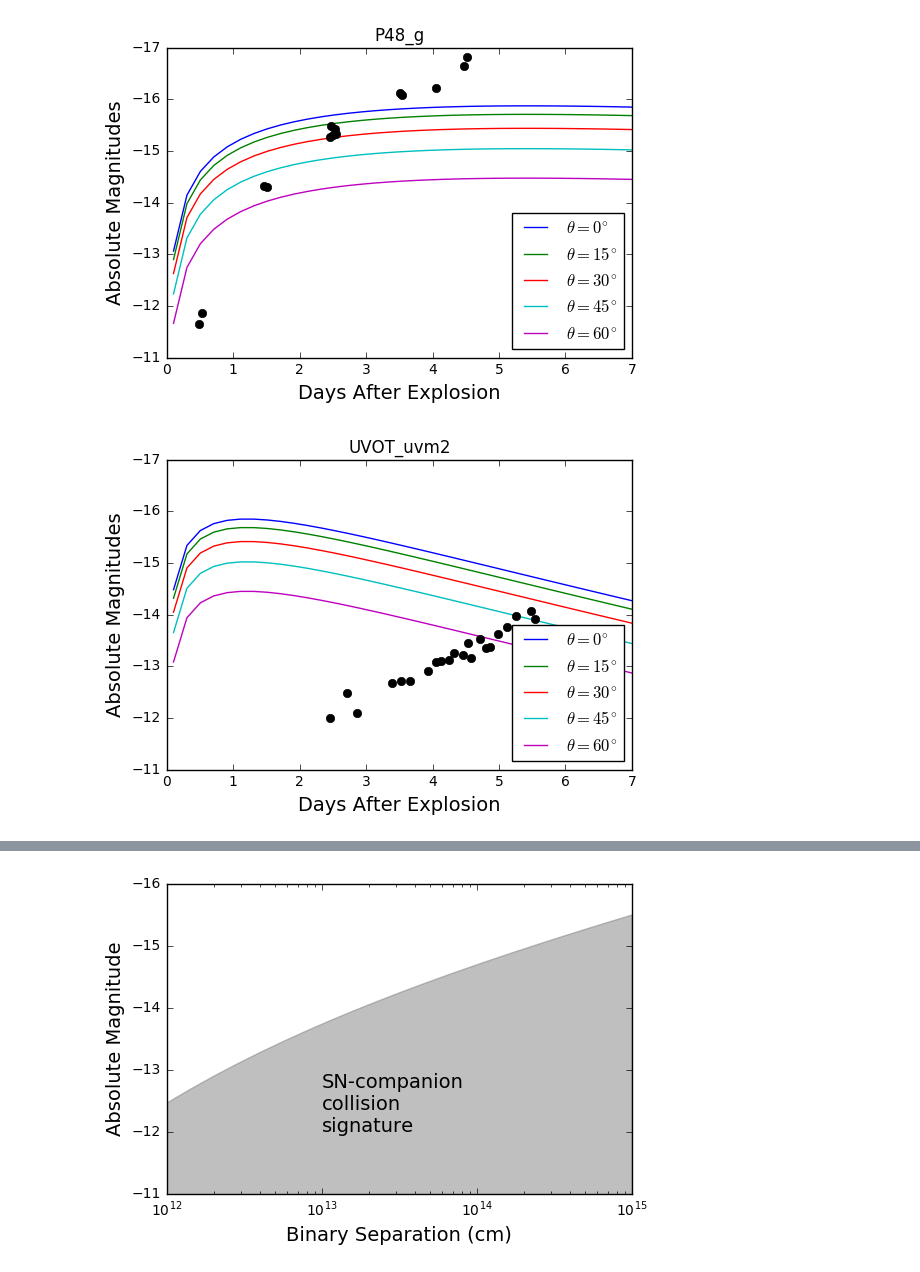
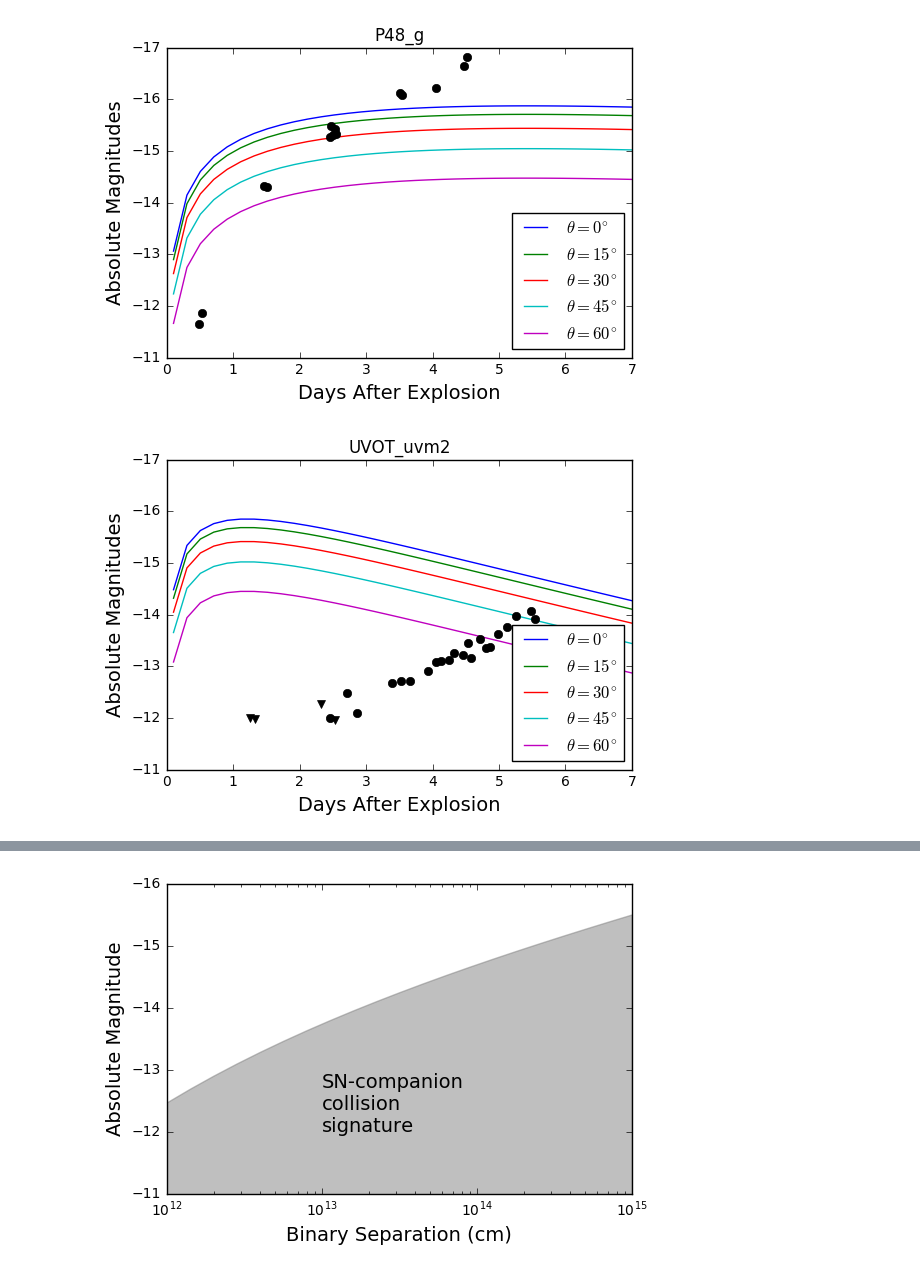
Before and after one commit to ycao-cit/ZTF_white_paper, a Jupyter notebook: codes/YoungTypeIaSupernovae.ipynb, the cells around one changed output, grey strips where cells are left out. Cells and saved outputs as stored; diff of their text form; code cells hidden in the pictures.

Commit message:
Add SN2011fe uvm2 upper limits

```diff
--- a/codes/YoungTypeIaSupernovae.ipynb
+++ b/codes/YoungTypeIaSupernovae.ipynb
@@ -161,9 +167,10 @@ observed_light_curve = dict()
 
 tbl = ascii.read("2011fe.txt", format='cds')
 idx = tbl["Filter"] == "uvm2"
-observed_light_curve["UVOT_uvm2"] = np.ndarray(idx.sum(), dtype=[("t", "f"), ("mag", "f")])
+observed_light_curve["UVOT_uvm2"] = np.ndarray(idx.sum(), dtype=[("t", "f"), ("mag", "f"), ("lim_mag", "f")])
 observed_light_curve["UVOT_uvm2"]["t"] = tbl[idx]["MJD"] - 55796.687
 observed_light_curve["UVOT_uvm2"]["mag"] = tbl[idx]["mag"] - 29 - 1.69
+observed_light_curve["UVOT_uvm2"]["lim_mag"] = tbl[idx]["Upper"] - 29 - 1.69
 
 tbl = np.genfromtxt("2011fe_g.txt", names=["MJD", "mag"])
 observed_light_curve["P48_g"] = np.ndarray(len(tbl), dtype=[("t", "f"), ("mag", "f")])
@@ -177,25 +184,30 @@ observed_light_curve["P48_R"]["mag"] = tbl["mag"] - 29 + 0.21
 # %%
 a = 1e13  # cm
 model = SNCompanionCollision(a=a, M=1.4*phys.sm)
 for filter_name in filter_curves:
     fig = plt.figure()
     ax = fig.add_subplot(1, 1, 1)
     ax.set_title(filter_name)
     ax.set_xlabel("Days After Explosion", fontsize=14)
     ax.set_ylabel("Absolute Magnitudes", fontsize=14)
     ax.set_xlim(0, 7)
     ax.set_ylim(-11, -17)
     for theta in np.linspace(0, 60, 5):
         t, mag = LightCurve(model, theta, filter_curves[filter_name])
         plt.plot(t, mag, label='$\\theta=%i^{\\circ}$' % theta)
     ax.legend(loc="lower right")
     ax.plot(observed_light_curve[filter_name]["t"],
             observed_light_curve[filter_name]["mag"],
             "ko")
+    if filter_name == "UVOT_uvm2":
+        idx = observed_light_curve[filter_name]['mag'] > -5
+        ax.plot(observed_light_curve[filter_name][idx]["t"],
+                observed_light_curve[filter_name][idx]["lim_mag"],
+                "kv")
     fig.savefig("%s.pdf" % (filter_name))
 # %% [output]
 [figure]
-[figure, old version]
+[figure, new version]
 [figure]
 # %%
 a_list = 10**np.linspace(12, 15, 21)
```
Also changed, not shown: parts of 1 cell of this notebook, 3 other files.
